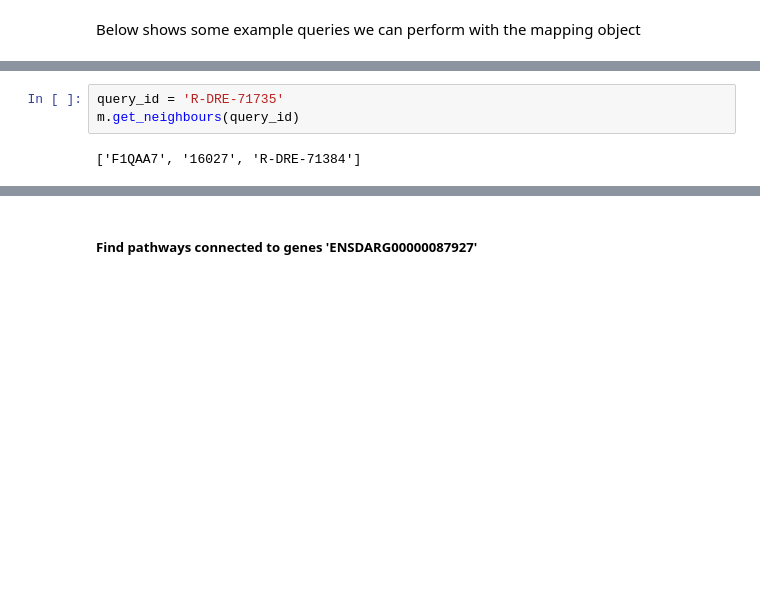
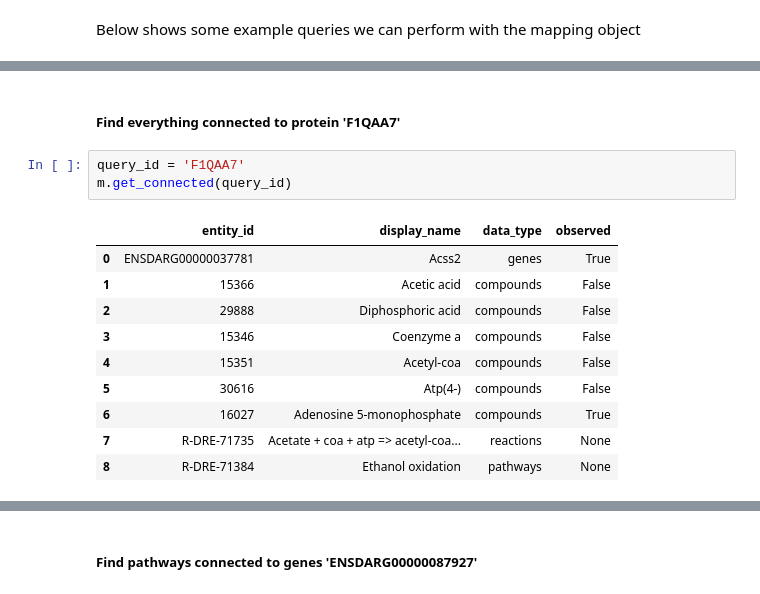
Before and after one commit to glasgowcompbio/pyMultiOmics, a Jupyter notebook: notebooks/zebrafish_demo.ipynb, the cells around one changed output, grey strips where cells are left out. Cells and saved outputs as stored; diff of their text form; blank space fills up the shorter version.

```diff
--- a/notebooks/zebrafish_demo.ipynb
+++ b/notebooks/zebrafish_demo.ipynb
@@ -208,6 +209,17 @@ R-DRE-1482976   Cdp-dag is converted to pi by cdipt (genes=1 proteins=1 compound
+# %% [markdown]
+##### Find everything connected to protein 'F1QAA7'
 # %%
-query_id = 'R-DRE-71735'
-m.get_neighbours(query_id)
+query_id = 'F1QAA7'
+m.get_connected(query_id)
 # %% [output]
-['F1QAA7', '16027', 'R-DRE-71384']
+|  | entity_id | display_name | data_type | observed |
+| 0 | ENSDARG00000037781 | Acss2 | genes | True |
+| 1 | 15366 | Acetic acid | compounds | False |
+| 2 | 29888 | Diphosphoric acid | compounds | False |
+| 3 | 15346 | Coenzyme a | compounds | False |
+| 4 | 15351 | Acetyl-coa | compounds | False |
+| 5 | 30616 | Atp(4-) | compounds | False |
+| 6 | 16027 | Adenosine 5-monophosphate | compounds | True |
+| 7 | R-DRE-71735 | Acetate + coa + atp => acetyl-coa... | reactions | None |
+| 8 | R-DRE-71384 | Ethanol oxidation | pathways | None |
 # %% [markdown]
```
Also changed, not shown: parts of 19 cells of this notebook, 1 other file.
